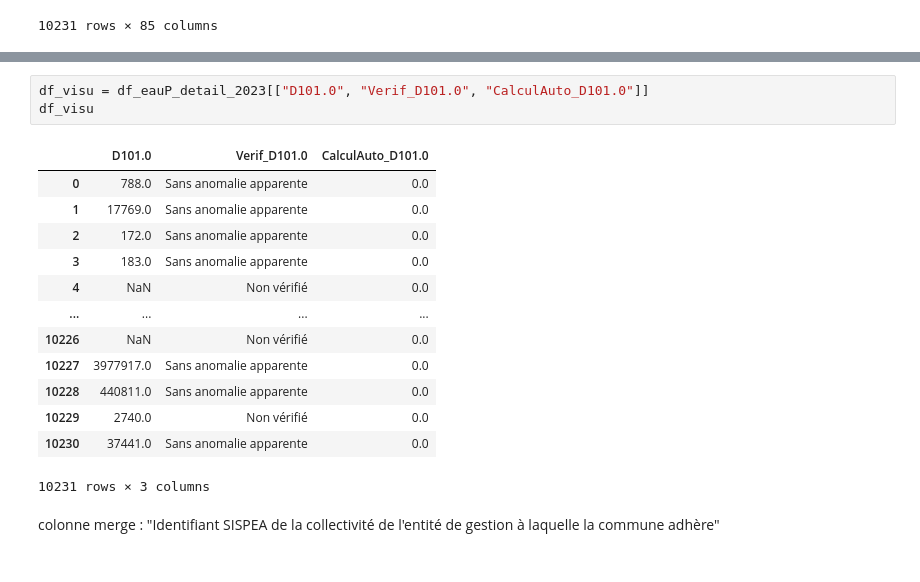
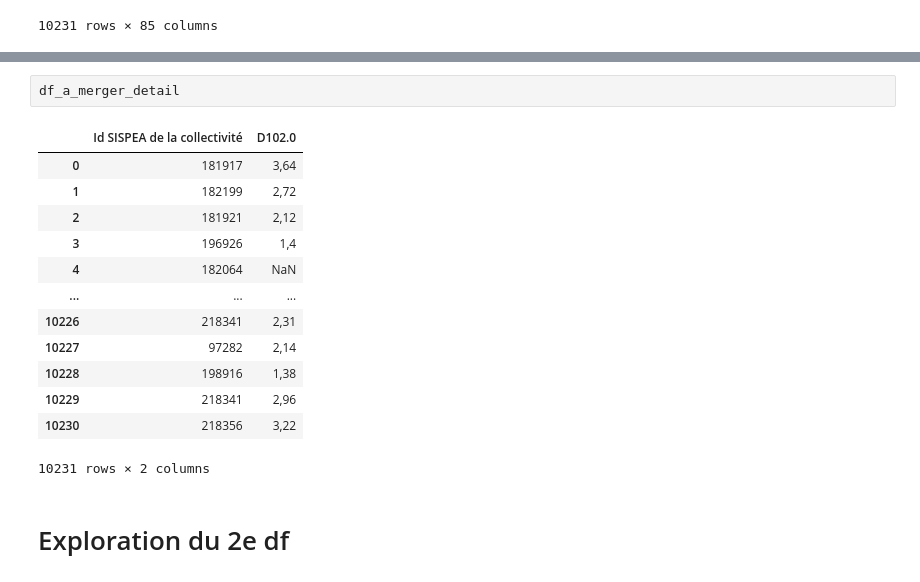
Before and after one commit to Garvoz/AquaVision, a Jupyter notebook: docs/recherche/script_ml.ipynb, the cells around one changed output, grey strips where cells are left out. Drawn from its saved outputs; the diff is of its cells as text.

```diff
--- a/docs/recherche/script_ml.ipynb
+++ b/docs/recherche/script_ml.ipynb
@@ -58,22 +49,21 @@ Name: count, Length: 4466, dtype: int64
-# %%
-df_visu = df_eauP_detail_2023[["D101.0", "Verif_D101.0", "CalculAuto_D101.0"]]
-df_visu
-# %% [output]
-|  | D101.0 | Verif_D101.0 | CalculAuto_D101.0 |
-| 0 | 788.0 | Sans anomalie apparente | 0.0 |
-| 1 | 17769.0 | Sans anomalie apparente | 0.0 |
-| 2 | 172.0 | Sans anomalie apparente | 0.0 |
-| 3 | 183.0 | Sans anomalie apparente | 0.0 |
-| 4 | NaN | Non vérifié | 0.0 |
-| ... | ... | ... | ... |
-| 10226 | NaN | Non vérifié | 0.0 |
-| 10227 | 3977917.0 | Sans anomalie apparente | 0.0 |
-| 10228 | 440811.0 | Sans anomalie apparente | 0.0 |
-| 10229 | 2740.0 | Non vérifié | 0.0 |
-| 10230 | 37441.0 | Sans anomalie apparente | 0.0 |
-10231 rows × 3 columns
-# %% [markdown]
-colonne merge : "Identifiant SISPEA de la collectivité de l'entité de gestion à laquelle la commune adhère"
+# %%
+df_a_merger_detail
+# %% [output]
+|  | Id SISPEA de la collectivité | D102.0 |
+| 0 | 181917 | 3,64 |
+| 1 | 182199 | 2,72 |
+| 2 | 181921 | 2,12 |
+| 3 | 196926 | 1,4 |
+| 4 | 182064 | NaN |
+| ... | ... | ... |
+| 10226 | 218341 | 2,31 |
+| 10227 | 97282 | 2,14 |
+| 10228 | 198916 | 1,38 |
+| 10229 | 218341 | 2,96 |
+| 10230 | 218356 | 3,22 |
+10231 rows × 2 columns
+# %% [markdown]
+# Exploration du 2e df
 # %%
 df_eauP_tarif_2023
 # %% [output]
```
Also changed, not shown: parts of 25 cells of this notebook.
